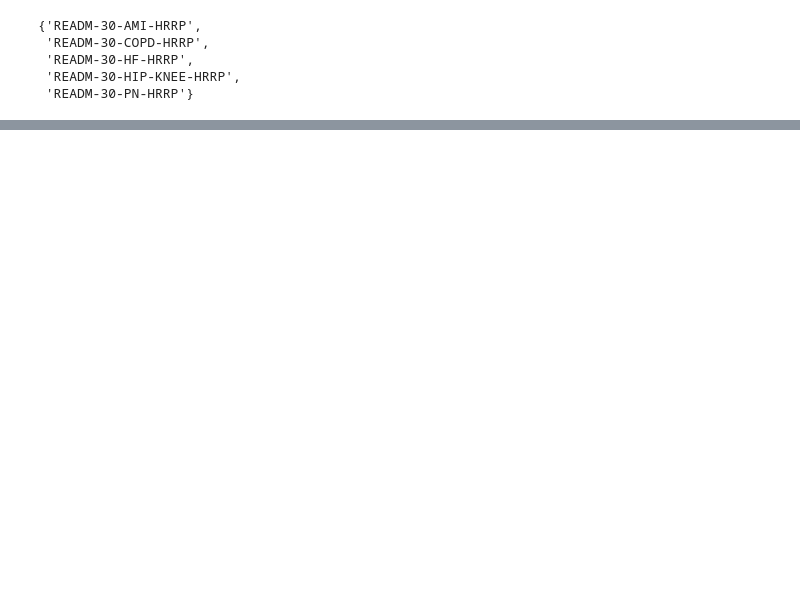
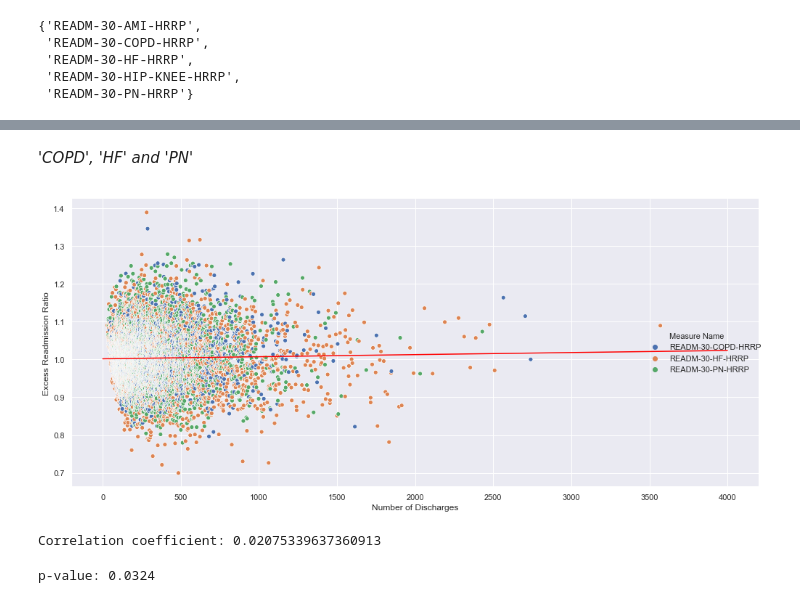
Before and after one commit to MigBap/Springboard, a Jupyter notebook: Exploratory Data Analysis projects/Project - Reduce Hospital Readmissions Using EDA/sliderule_dsi_inferential_statistics_exercise_3-miguel-v2.ipynb, the cells around one changed output, grey strips where cells are left out. Saved outputs shown, nothing was run; the diff lists cells and outputs as text; code cells hidden in the pictures; blank space fills up the shorter version.

```diff
--- a/Exploratory Data Analysis projects/Project - Reduce Hospital Readmissions Using EDA/sliderule_dsi_inferential_statistics_exercise_3-miguel-v2.ipynb
+++ b/Exploratory Data Analysis projects/Project - Reduce Hospital Readmissions Using EDA/sliderule_dsi_inferential_statistics_exercise_3-miguel-v2.ipynb
@@ -317,0 +446,43 @@ Assuming a significance level of 5%, we reject the null hypothesis which states
+# %% [markdown]
+*'COPD', 'HF' and 'PN'*
+# %%
+# 'COPD', 'HF' and 'PN'
+data_3 = clean_hospital_read_df[(clean_hospital_read_df['Measure Name'] == 'READM-30-COPD-HRRP') | (clean_hospital_read_df['Measure Name'] == 'READM-30-HF-HRRP') | (clean_hospital_read_df['Measure Name'] == 'READM-30-PN-HRRP')]
+
+# scatterplot
+sns.relplot(x="Number of Discharges", y="Excess Readmission Ratio", data=data_3, hue="Measure Name")
+
+# regression line
+x = [a for a in data_3['Number of Discharges'][81:-3]]
+y = list(data_3['Excess Readmission Ratio'][81:-3])
+a, b = np.polyfit(x, y, 1)
+x = np.array([0, 4000])
+y = a * x + b
+plt.plot(x, y, color='red')
+
+# formatting
+plt.xlabel("Number of Discharges")
+plt.ylabel("Excess Readmission Ratio")
+plt.subplots_adjust(left=0, bottom=-0.3, right=1.8, top=0.8, wspace=0.6, hspace=0.4)
+plt.show()
+
+# Correlation coefficient
+corr_coeff = pearson_r(data_3['Number of Discharges'][81:-3], data_3['Excess Readmission Ratio'][81:-3])
+print("Correlation coefficient:", corr_coeff)
+# %% [output]
+[figure, added]
+Correlation coefficient: 0.02075339637360913
+# %%
+# 10000 permutations
+perm_replicates = np.empty(10000)
+
+for i in range(len(perm_replicates)):
+    x_permuted = np.random.permutation(data_3['Number of Discharges'][81:-3])
+    perm_replicates[i] = pearson_r(x_permuted, data_3['Excess Readmission Ratio'][81:-3])
+
+# p-value
+p_value = np.sum(perm_replicates >= corr_coeff) / len(perm_replicates)
+
+print("p-value:", p_value)
+# %% [output]
+p-value: 0.0324
```
Also changed, not shown: parts of 20 cells of this notebook.
